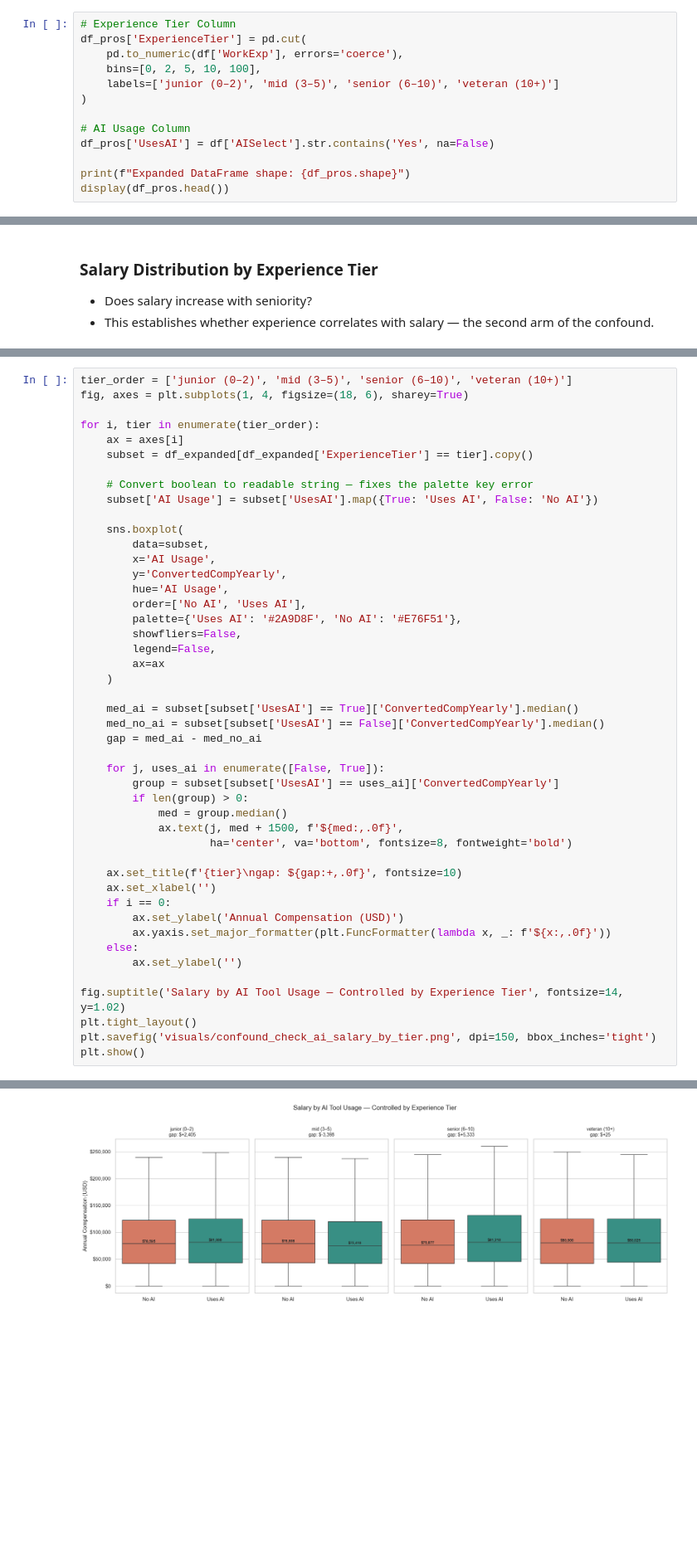
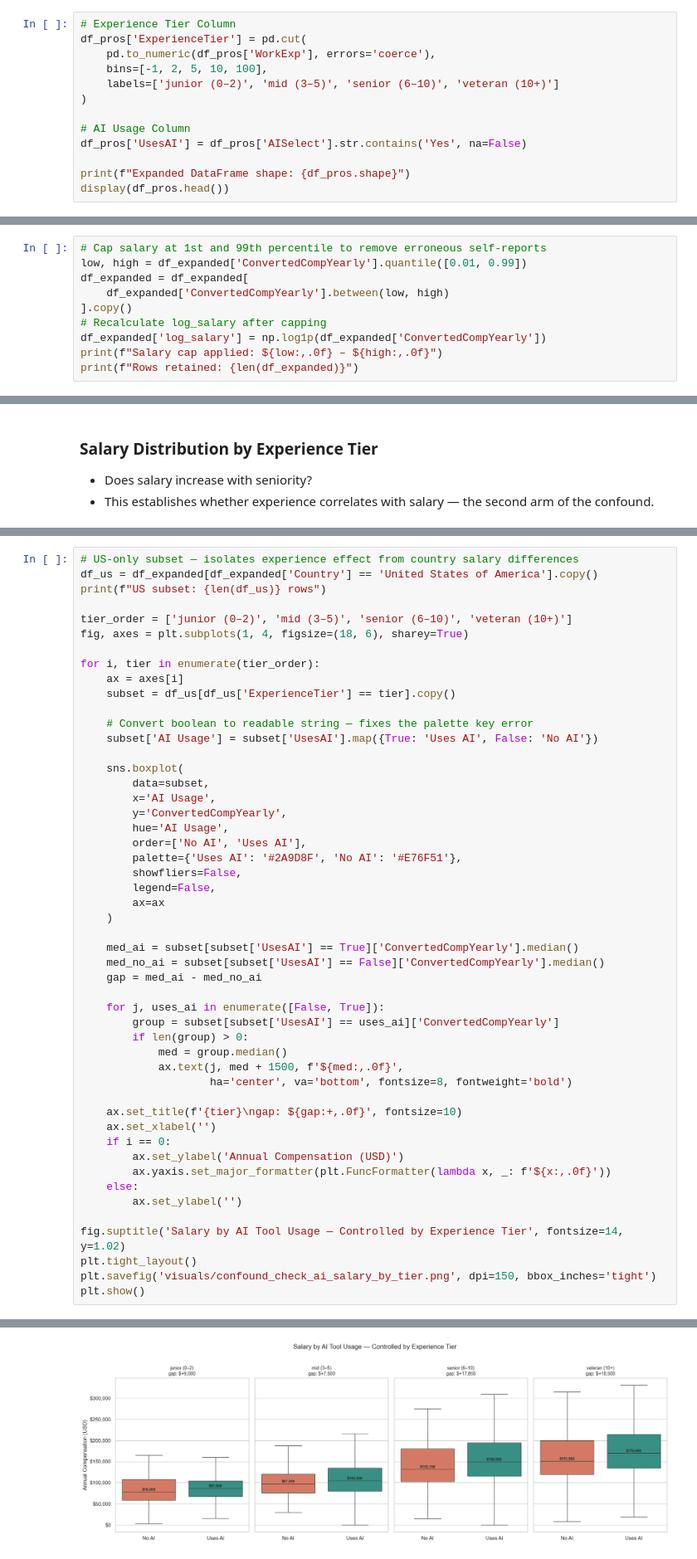
Before and after one commit to Tessa-Saumu/stack_overflow, a Jupyter notebook: eda_notebook.ipynb, the cells around one changed output, grey strips where cells are left out. Shown at 83% size. Cells and saved outputs as stored; diff of their text form; blank space fills up the shorter version.

```diff
--- a/eda_notebook.ipynb
+++ b/eda_notebook.ipynb
@@ -235,13 +302,13 @@ Rows after filtering for professional developers: 18381
 # %%
 # Experience Tier Column
 df_pros['ExperienceTier'] = pd.cut(
-    pd.to_numeric(df['WorkExp'], errors='coerce'),
-    bins=[0, 2, 5, 10, 100],
+    pd.to_numeric(df_pros['WorkExp'], errors='coerce'),
+    bins=[-1, 2, 5, 10, 100],
     labels=['junior (0–2)', 'mid (3–5)', 'senior (6–10)', 'veteran (10+)']
 )
 
 # AI Usage Column
-df_pros['UsesAI'] = df['AISelect'].str.contains('Yes', na=False)
+df_pros['UsesAI'] = df_pros['AISelect'].str.contains('Yes', na=False)
 
 print(f"Expanded DataFrame shape: {df_pros.shape}")
 display(df_pros.head())
@@ -693,0 +759,10 @@ log_salary column added to df_expanded
+# %%
+# Cap salary at 1st and 99th percentile to remove erroneous self-reports
+low, high = df_expanded['ConvertedCompYearly'].quantile([0.01, 0.99])
+df_expanded = df_expanded[
+    df_expanded['ConvertedCompYearly'].between(low, high)
+].copy()
+# Recalculate log_salary after capping
+df_expanded['log_salary'] = np.log1p(df_expanded['ConvertedCompYearly'])
+print(f"Salary cap applied: ${low:,.0f} – ${high:,.0f}")
+print(f"Rows retained: {len(df_expanded)}")
@@ -796,10 +941,14 @@ Passing `palette` without assigning `hue` is deprecated and will be removed in v
 # %%
+# US-only subset — isolates experience effect from country salary differences
+df_us = df_expanded[df_expanded['Country'] == 'United States of America'].copy()
+print(f"US subset: {len(df_us)} rows")
+
 tier_order = ['junior (0–2)', 'mid (3–5)', 'senior (6–10)', 'veteran (10+)']
 fig, axes = plt.subplots(1, 4, figsize=(18, 6), sharey=True)
 
 for i, tier in enumerate(tier_order):
     ax = axes[i]
-    subset = df_expanded[df_expanded['ExperienceTier'] == tier].copy()
+    subset = df_us[df_us['ExperienceTier'] == tier].copy()
 
     # Convert boolean to readable string — fixes the palette key error
     subset['AI Usage'] = subset['UsesAI'].map({True: 'Uses AI', False: 'No AI'})
@@ -843,4 +993,4 @@ plt.show()
-[figure, old version]
+[figure, new version]
 # %% [markdown]
 ### Salary by Country (Top 10 by Respondent Count)
 - Country is a structural confounder — USD salary benchmarks vary dramatically by region.
```
Also changed, not shown: parts of 28 cells of this notebook, 10 other files.
